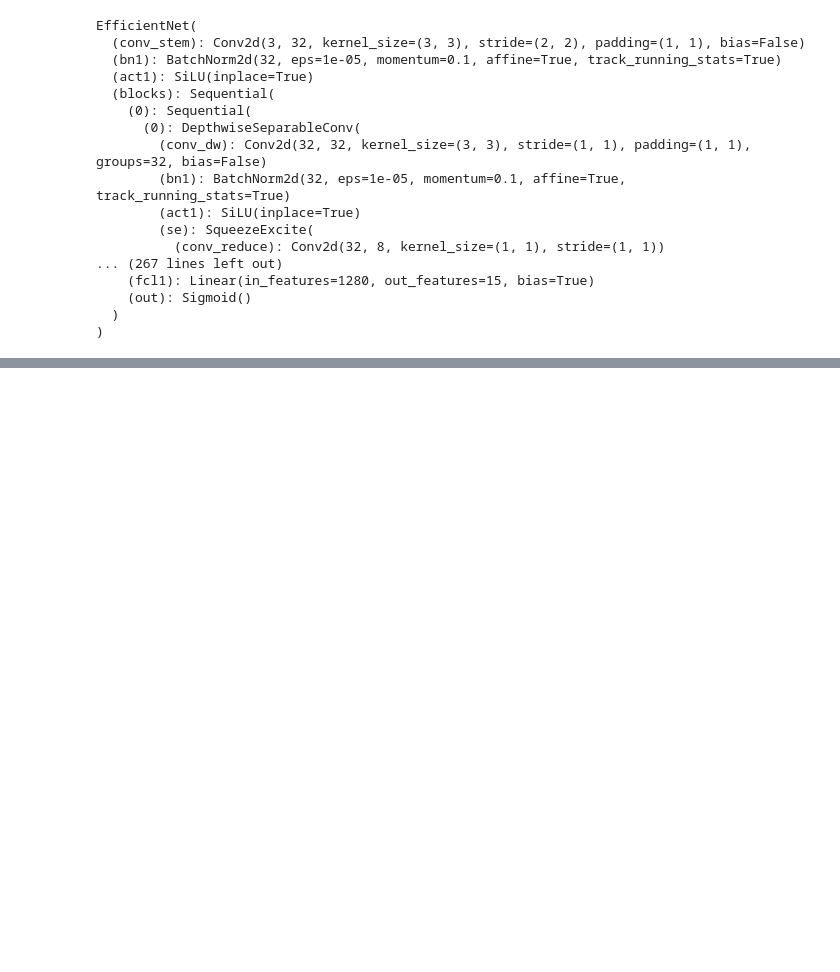
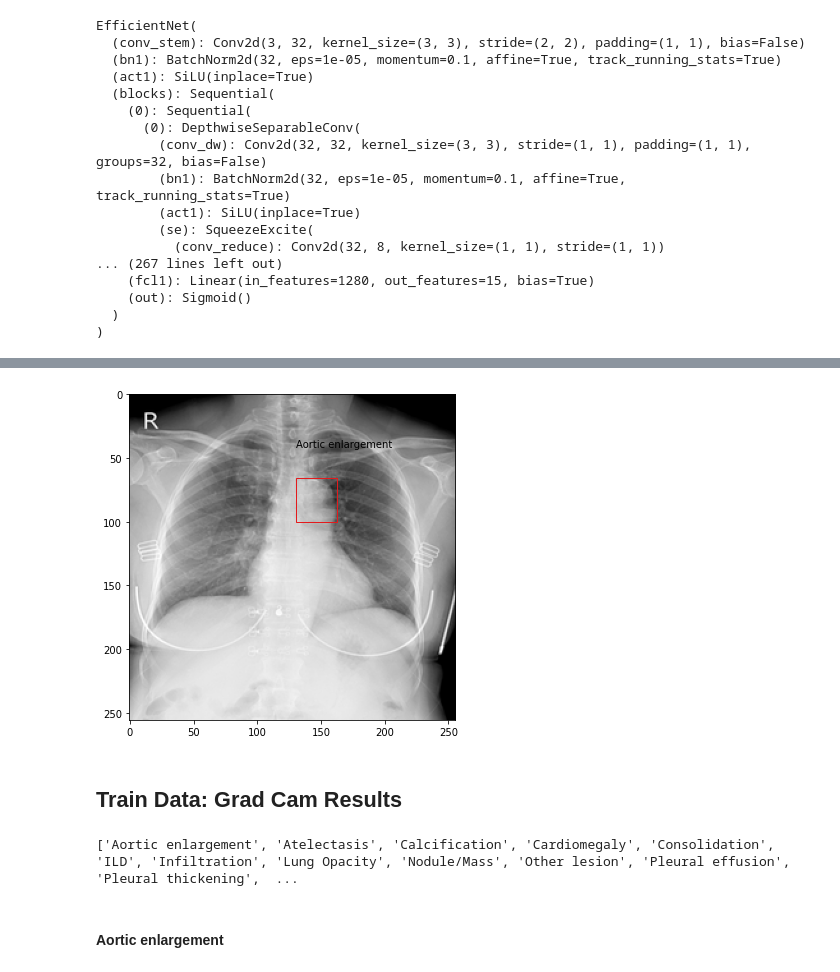
Before and after one commit to akansh12/Vin-ChestXR-Abnormality-detection, a Jupyter notebook: Notebooks/14_class/GradCam.ipynb, the cells around one changed output, grey strips where cells are left out. Saved outputs shown, nothing was run; the diff lists cells and outputs as text; code cells hidden in the pictures; blank space fills up the shorter version.

```diff
--- a/Notebooks/14_class/GradCam.ipynb
+++ b/Notebooks/14_class/GradCam.ipynb
@@ -78,6 +80,24 @@ def img2tensor(image_name, data_type = 'train'):
 def read_img(image_name, data_type = 'train'):
     img_1 = plt.imread(f"/scratch/scratch6/akansh12/DeepEXrays/data/data_256/{data_type}/{image_name}.png")
     return img_1
+# %%
+cols = ['#e41a1c', '#377eb8','#4daf4a','#984ea3','#ff7f00','#ffff33','#a65628','#f781bf','#999999', '#000000', '#1b9e77', '#d95f02', '#7570b3', '#e7298a']
+def view_with_annot(image_name, train_csv, data_type = 'train'):
+    img = Image.open(f"/scratch/scratch6/akansh12/DeepEXrays/data/data_256/{data_type}/{image_name}.png")
+    fig, ax = plt.subplots(1, figsize = (6,6))
+    ax.imshow(img, cmap = 'gray')
+    for i in range(0,len(train_csv[train_csv['image_id']==image_name])):
+        rect = ptc.Rectangle((train_csv[train_csv['image_id']==image_name].reset_index(drop = True).x_min[i],
+                              train_csv[train_csv['image_id']==image_name].reset_index(drop = True).y_min[i]),
+                             train_csv[train_csv['image_id']==image_name].reset_index(drop = True).x_max[i]-train_csv[train_csv['image_id']==image_name].reset_index(drop = True).x_min[i],
+                             train_csv[train_csv['image_id']==image_name].reset_index(drop = True).y_max[i]-train_csv[train_csv['image_id']==image_name].reset_index(drop = True).y_min[i],
+                             linewidth = 1, edgecolor = cols[i], facecolor = 'none')
+        ax.add_patch(rect)
+        ax.annotate(train_csv[train_csv['image_id']==image_name].reset_index(drop = True).class_name[i],
+                    (train_csv[train_csv['image_id']==image_name].reset_index(drop = True).x_min[i],
+                    train_csv[train_csv['image_id']==image_name].reset_index(drop = True).y_min[i] - 24) )
+# %%
+bbox_train = pd.read_csv("./bboxes/wbf_bbox_train.csv")
 # %% [markdown]
 ### GradCam
 # %%
@@ -127,0 +193,12 @@ plt.imshow(visualization)
+# %%
+view_with_annot('ffeffc54594debf3716d6fcd2402a99f', bbox_train)
+# %% [output]
+[figure, added]
+# %% [markdown]
+## Train Data: Grad Cam Results
+# %%
+print(classes)
+# %% [output]
+['Aortic enlargement', 'Atelectasis', 'Calcification', 'Cardiomegaly', 'Consolidation', 'ILD', 'Infiltration', 'Lung Opacity', 'Nodule/Mass', 'Other lesion', 'Pleural effusion', 'Pleural thickening',  ...
+# %% [markdown]
+#### Aortic enlargement
```
Also changed, not shown: parts of 6 cells of this notebook, 4 other files.
